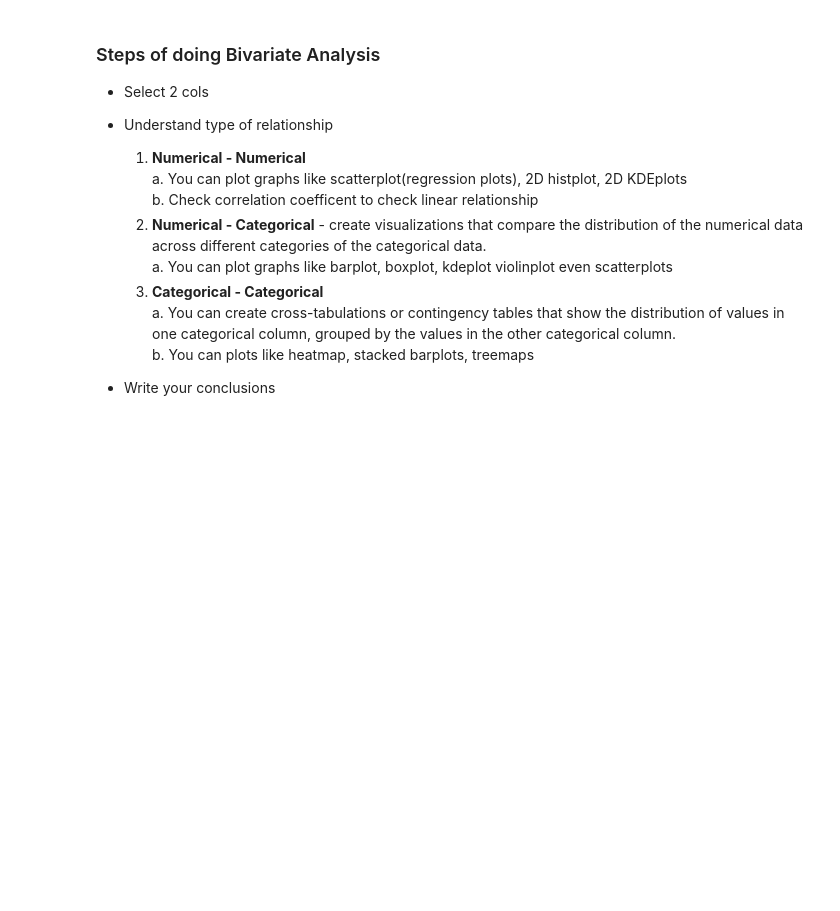
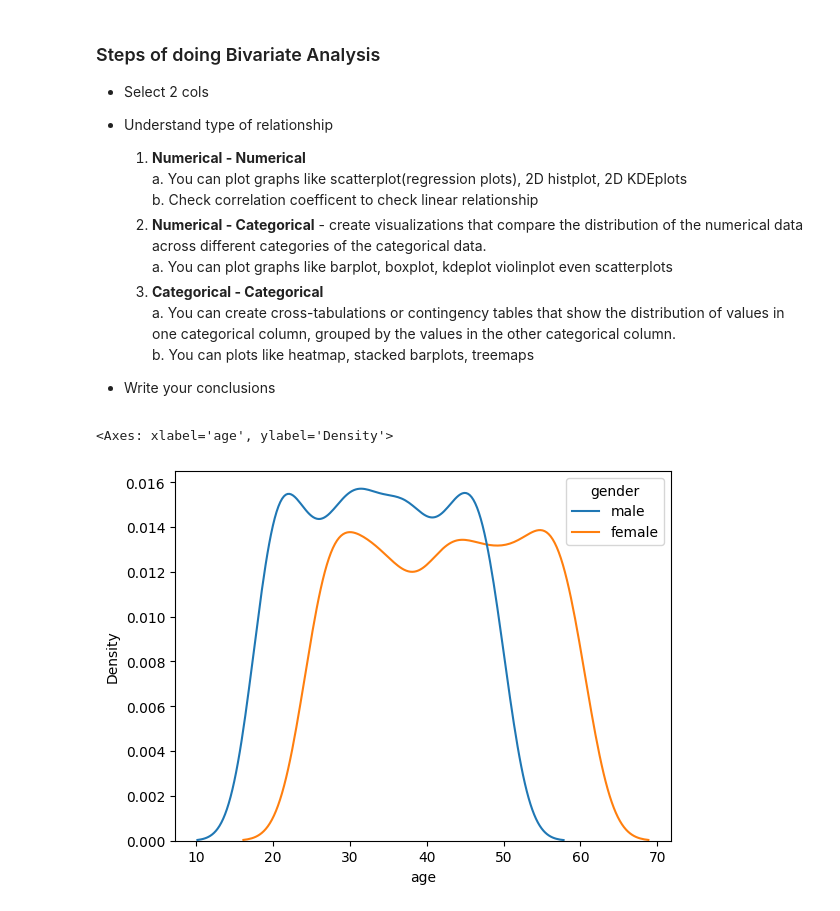
Before and after one commit to Misbahuddin111/Data-Analysis-process, a Jupyter notebook: 29 session EDA task.ipynb, the cells around one changed output. Cells and saved outputs as stored; diff of their text form; code cells hidden in the pictures; blank space fills up the shorter version.

Commit message:
data analysis

```diff
--- a/29 session EDA task.ipynb
+++ b/29 session EDA task.ipynb
@@ -367,4 +367,9 @@ df['age'] = df['age'].fillna(median_age)
 - Write your conclusions
 # %%
 df['age']=df['age'].astype(int)
+# %%
+sns.kdeplot(data=df,x=df['age'],hue=df['gender'])
+# %% [output]
+<Axes: xlabel='age', ylabel='Density'>
+[figure, added]
 # %%
```
Also changed, not shown: parts of 8 cells of this notebook.
